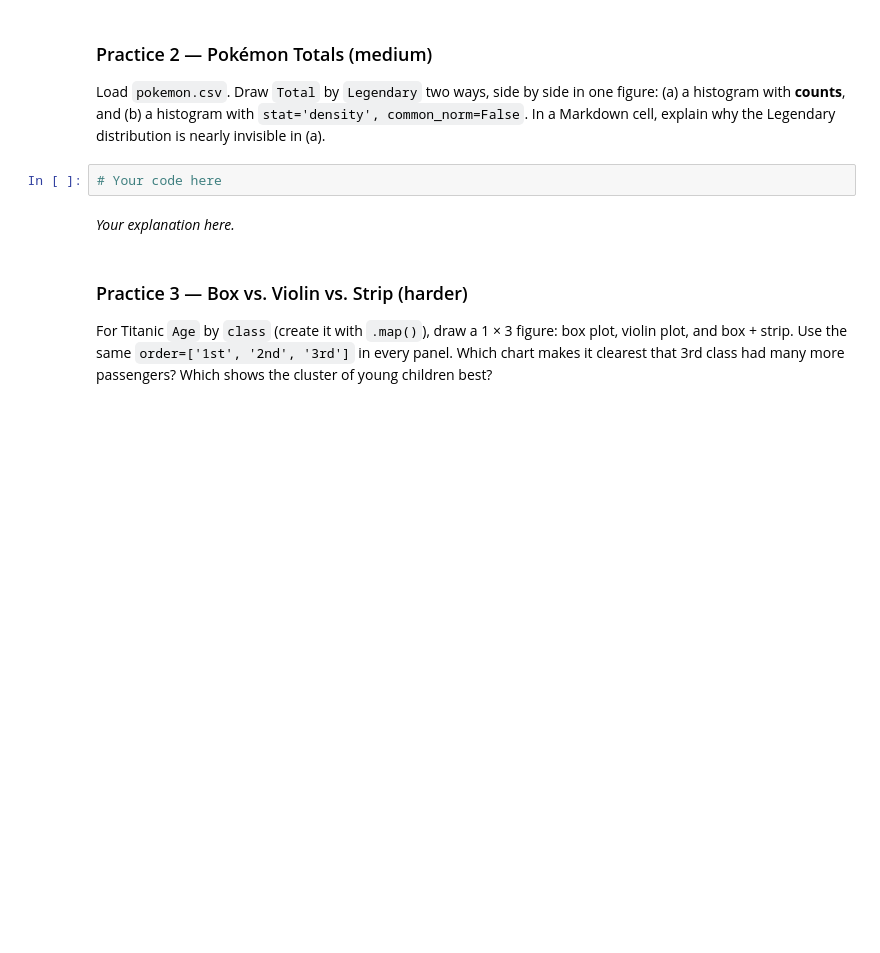
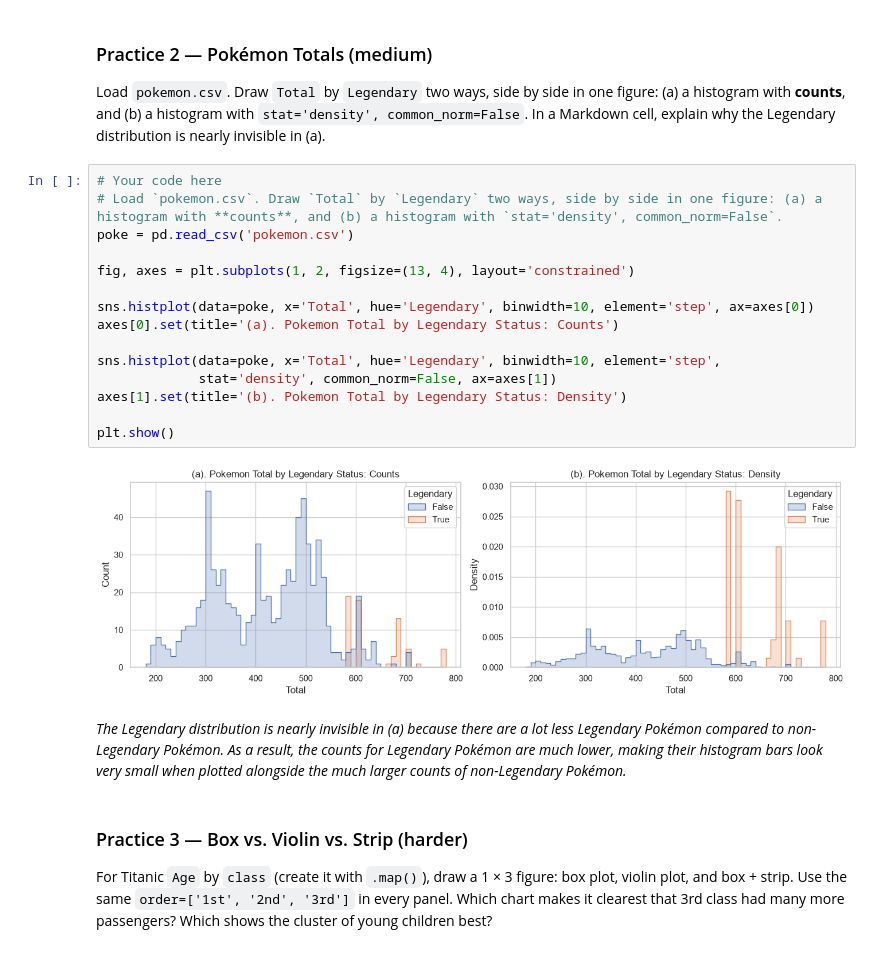
Before and after one commit to ECOKER1226/3603-data-science-coker, a Jupyter notebook: Work/08-Visualizing_Data/03-Seaborn_Distributions.ipynb, the cells around one changed output. Drawn from its saved outputs; the diff is of its cells as text; blank space fills up the shorter version.

Commit message:
saved work on 03-Seaborn_Distributions.ipynb

```diff
--- a/Work/08-Visualizing_Data/03-Seaborn_Distributions.ipynb
+++ b/Work/08-Visualizing_Data/03-Seaborn_Distributions.ipynb
@@ -247,8 +287,23 @@ Make a `histplot` of `bill_depth_mm` with `hue='species'` and `element='step'`.
 Load `pokemon.csv`. Draw `Total` by `Legendary` two ways, side by side in one figure: (a) a histogram with **counts**, and (b) a histogram with `stat='density', common_norm=False`. In a Markdown cell, explain why the Legendary distribution is nearly invisible in (a).
 # %%
 # Your code here
+# Load `pokemon.csv`. Draw `Total` by `Legendary` two ways, side by side in one figure: (a) a histogram with **counts**, and (b) a histogram with `stat='density', common_norm=False`.
+poke = pd.read_csv('pokemon.csv')
+
+fig, axes = plt.subplots(1, 2, figsize=(13, 4), layout='constrained')
+
+sns.histplot(data=poke, x='Total', hue='Legendary', binwidth=10, element='step', ax=axes[0])
+axes[0].set(title='(a). Pokemon Total by Legendary Status: Counts')
+
+sns.histplot(data=poke, x='Total', hue='Legendary', binwidth=10, element='step',
+             stat='density', common_norm=False, ax=axes[1])
+axes[1].set(title='(b). Pokemon Total by Legendary Status: Density')
+
+plt.show()
+# %% [output]
+[figure, added]
 # %% [markdown]
-*Your explanation here.*
+*The Legendary distribution is nearly invisible in (a) because there are a lot less Legendary Pokémon compared to non-Legendary Pokémon. As a result, the counts for Legendary Pokémon are much lower, making their histogram bars look very small when plotted alongside the much larger counts of non-Legendary Pokémon.*
 # %% [markdown]
 ### Practice 3 — Box vs. Violin vs. Strip (harder)
 For Titanic `Age` by `class` (create it with `.map()`), draw a 1 × 3 figure: box plot, violin plot, and box + strip. Use the same `order=['1st', '2nd', '3rd']` in every panel. Which chart makes it clearest that 3rd class had many more passengers? Which shows the cluster of young children best?
```
Also changed, not shown: parts of 17 cells of this notebook, 3 other files.
